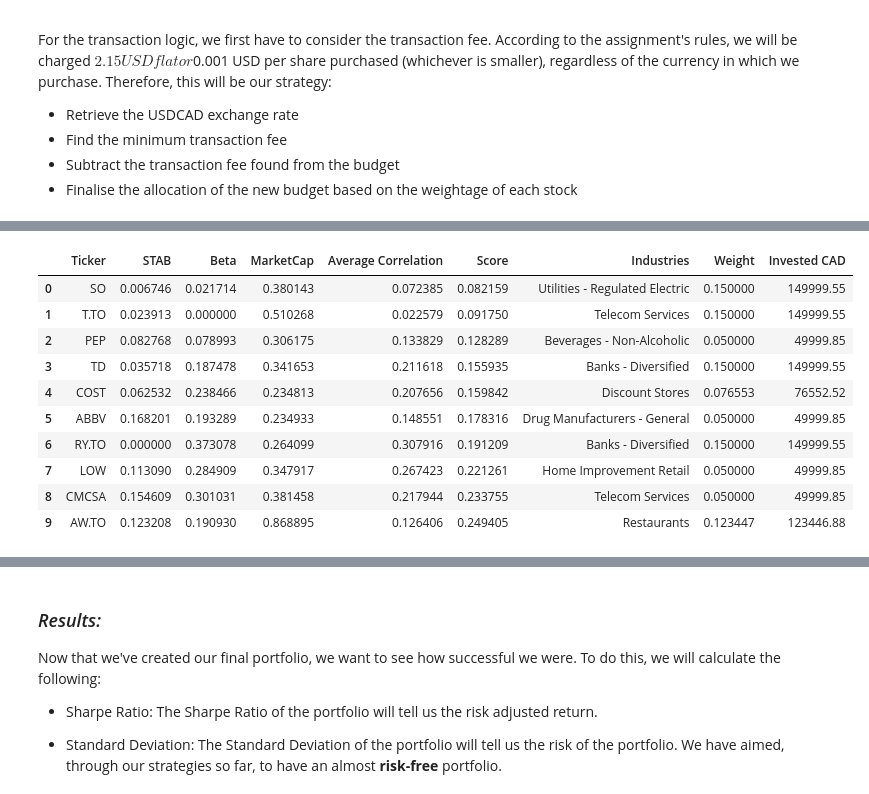
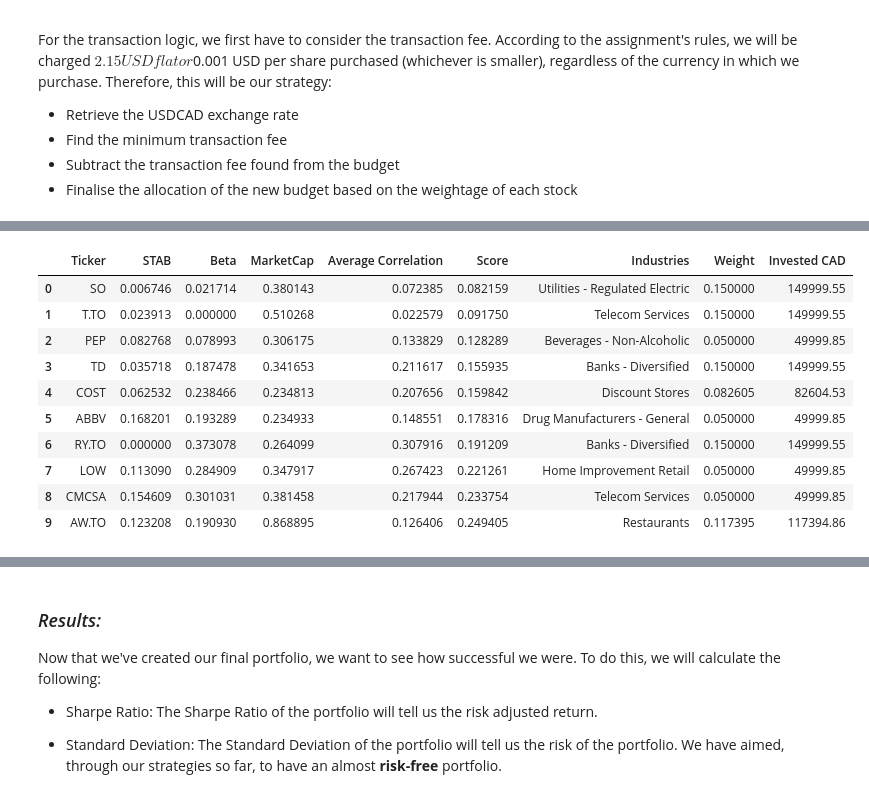
Before and after one commit to jayshah0403/CFM-Group-Project-Risk-Free, a Jupyter notebook: Team_XX_Assignment (2) (3) (5) (5).ipynb, the cells around one changed output, grey strips where cells are left out. Cells and saved outputs as stored; diff of their text form; code cells hidden in the pictures.

```diff
--- a/Team_XX_Assignment (2) (3) (5) (5).ipynb
+++ b/Team_XX_Assignment (2) (3) (5) (5).ipynb
@@ -628,6 +650,27 @@ bounds=[]
 for i in range(num_tickers):
     bounds.append((min_weight, max_weight))
 
+# Constraint for each sector % < 40% of total value
+industry = df_final['Industries']
+sectors = []
+
+# Picking every single sector that appears in the final data frame on uniqueness
+for i in df_final['Industries']:
+    if i not in sectors:
+        sectors.append(i)
+
+# Function inside function since our SLSQP optimization takes functions with variable "weights"
+def sector_rule(sector_name):
+    def sector_func(weights):
+        sector_total = 0
+        for i in range(num_tickers):
+            # If the name matches, add its weight
+            if industry.iloc[i] == sector_name:
+                sector_total += weights[i]
+        # We want the following difference to be positive, aka <= 40%
+        return 0.40 - sector_total
+    return sector_func
+
 # The following function defines some constraints for allocating the weights to the stocks: expected return and total weight (must sum to 1)
 def weight_rule(weight):
     total_weight = weight.sum()
@@ -638,6 +681,12 @@ constraints = [{
     'type': 'eq',
      'fun': weight_rule
      }]
+
+for i in sectors:
+    constraints.append({
+        'type': 'ineq',  # Since we want a <= constraint, we use "ineq"
+        'fun': sector_rule(i)
+        })
 
 # This solves the optimization problem using Sequential Least Squares Quadratic Programming (SLSQP)
 best_weights = minimize(portfolio_variance,weight_1,method='SLSQP',constraints=constraints,bounds=bounds)
@@ -667,37 +716,37 @@ CAD_allocation = weights * budget
 num_shares_inital = CAD_allocation/ close_price
 total_shares = num_shares_inital.sum()
 
 # Transaction fees, flat 2.15 or per share 0.001 both USD
 transaction_fee_usd = 2.15
 transaction_fee_usd_per_share = 0.001 * total_shares
 
 # We find the lower fee and subtract that frm our budget of $1,000,000 CAD
 transaction_fee = min(transaction_fee_usd,transaction_fee_usd_per_share)
 
 transaction_fee *= usdcad_rate # Converts to CAD
 total_budget = budget - transaction_fee
 # The following is the final allocation of the total budget
 CAD_allocation_final = weights *total_budget
 
 # Total amount spent
 total_cost = CAD_allocation_final.sum() + transaction_fee
 
 # We make a new df with our weights and CAD allocation
 df_complete = df_final.copy()
 df_complete['Weight'] = weights
 df_complete['Invested CAD'] = np.round(CAD_allocation_final,2)
 df_complete.reset_index(drop=True, inplace=True)
 df_complete[['Ticker','Weight','Invested CAD']]
 df_complete
 # %% [output]
 |  | Ticker | STAB | Beta | MarketCap | Average Correlation | Score | Industries | Weight | Invested CAD |
 | 0 | SO | 0.006746 | 0.021714 | 0.380143 | 0.072385 | 0.082159 | Utilities - Regulated Electric | 0.150000 | 149999.55 |
 | 1 | T.TO | 0.023913 | 0.000000 | 0.510268 | 0.022579 | 0.091750 | Telecom Services | 0.150000 | 149999.55 |
 | 2 | PEP | 0.082768 | 0.078993 | 0.306175 | 0.133829 | 0.128289 | Beverages - Non-Alcoholic | 0.050000 | 49999.85 |
-| 3 | TD | 0.035718 | 0.187478 | 0.341653 | 0.211618 | 0.155935 | Banks - Diversified | 0.150000 | 149999.55 |
-| 4 | COST | 0.062532 | 0.238466 | 0.234813 | 0.207656 | 0.159842 | Discount Stores | 0.076553 | 76552.52 |
+| 3 | TD | 0.035718 | 0.187478 | 0.341653 | 0.211617 | 0.155935 | Banks - Diversified | 0.150000 | 149999.55 |
+| 4 | COST | 0.062532 | 0.238466 | 0.234813 | 0.207656 | 0.159842 | Discount Stores | 0.082605 | 82604.53 |
 | 5 | ABBV | 0.168201 | 0.193289 | 0.234933 | 0.148551 | 0.178316 | Drug Manufacturers - General | 0.050000 | 49999.85 |
 | 6 | RY.TO | 0.000000 | 0.373078 | 0.264099 | 0.307916 | 0.191209 | Banks - Diversified | 0.150000 | 149999.55 |
 | 7 | LOW | 0.113090 | 0.284909 | 0.347917 | 0.267423 | 0.221261 | Home Improvement Retail | 0.050000 | 49999.85 |
-| 8 | CMCSA | 0.154609 | 0.301031 | 0.381458 | 0.217944 | 0.233755 | Telecom Services | 0.050000 | 49999.85 |
-| 9 | AW.TO | 0.123208 | 0.190930 | 0.868895 | 0.126406 | 0.249405 | Restaurants | 0.123447 | 123446.88 |
+| 8 | CMCSA | 0.154609 | 0.301031 | 0.381458 | 0.217944 | 0.233754 | Telecom Services | 0.050000 | 49999.85 |
+| 9 | AW.TO | 0.123208 | 0.190930 | 0.868895 | 0.126406 | 0.249405 | Restaurants | 0.117395 | 117394.86 |
```
Also changed, not shown: parts of 18 cells of this notebook, 1 other file.
